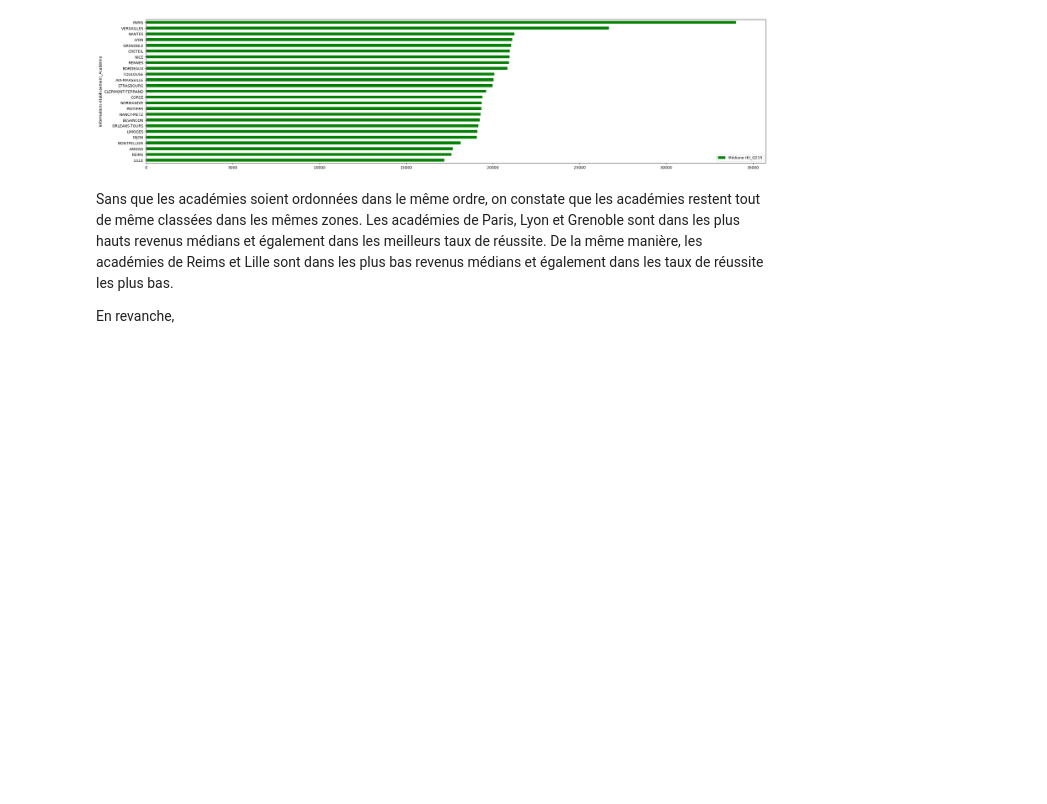
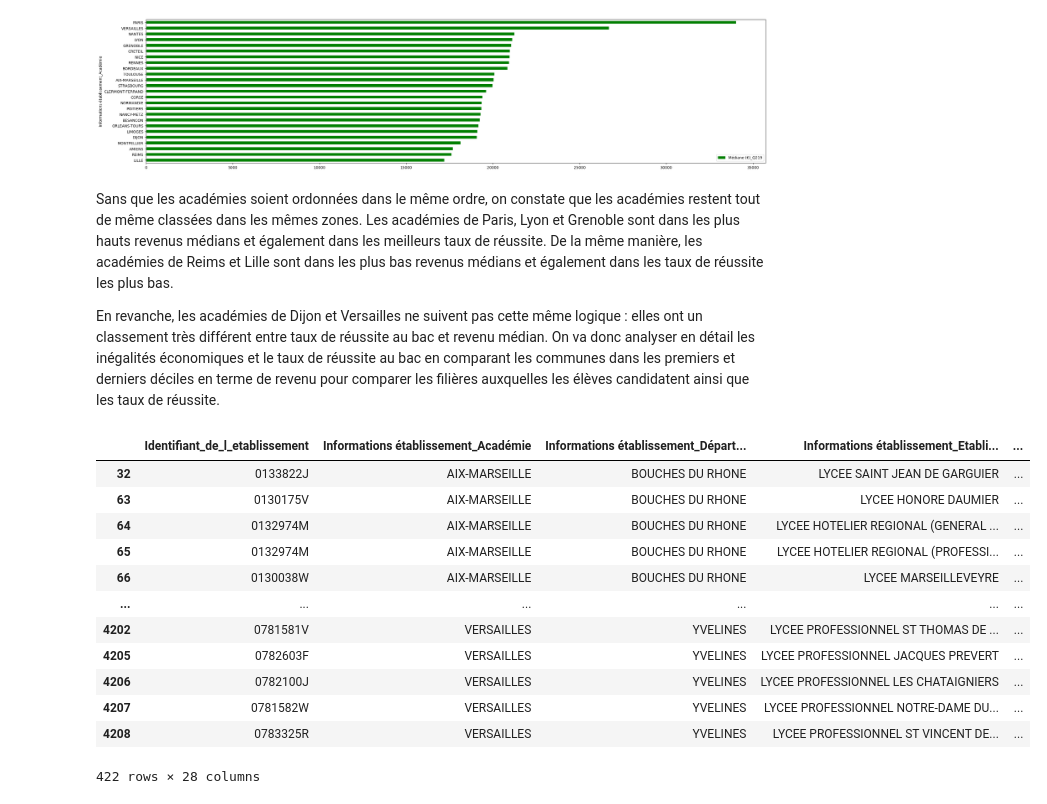
Before and after one commit to Acochepin/Python-2A---AC---JM---RS, a Jupyter notebook: Manipulation bases de données.ipynb, the cells around one changed output. Saved outputs shown, nothing was run; the diff lists cells and outputs as text; code cells hidden in the pictures; blank space fills up the shorter version.

Commit message:
Préparation graphe par décile

```diff
--- a/Manipulation bases de données.ipynb
+++ b/Manipulation bases de données.ipynb
@@ -516,6 +516,29 @@ p2
 # %% [markdown]
 Sans que les académies soient ordonnées dans le même ordre, on constate que les académies restent tout de même classées dans les mêmes zones. Les académies de Paris, Lyon et Grenoble sont dans les plus hauts revenus médians et également dans les meilleurs taux de réussite. De la même manière, les académies de Reims et Lille sont dans les plus bas revenus médians et également dans les taux de réussite les plus bas.
 
-En revanche,
+En revanche, les académies de Dijon et Versailles ne suivent pas cette même logique : elles ont un classement très différent entre taux de réussite au bac et revenu médian.
+On va donc analyser en détail les inégalités économiques et le taux de réussite au bac en comparant les communes dans les premiers et derniers déciles en terme de revenu pour comparer les filières auxquelles les élèves candidatent ainsi que les taux de réussite.
 # %%
 #Graphe par décile
+q1 = df_SDM['Médiane (€)_Q219'].quantile(0.1)
+q9 = df_SDM['Médiane (€)_Q219'].quantile(0.9)
+[q1, q9]
+
+df1 = df_SDM[df_SDM['Médiane (€)_Q219']<=q1]
+df9 = df_SDM[df_SDM['Médiane (€)_Q219']>=q9]
+
+plt.bar
+# %% [output]
+|  | Identifiant_de_l_etablissement | Informations établissement_Académie | Informations établissement_Départ... | Informations établissement_Etabli... | ... |
+| 32 | 0133822J | AIX-MARSEILLE | BOUCHES DU RHONE | LYCEE SAINT JEAN DE GARGUIER | ... |
+| 63 | 0130175V | AIX-MARSEILLE | BOUCHES DU RHONE | LYCEE HONORE DAUMIER | ... |
+| 64 | 0132974M | AIX-MARSEILLE | BOUCHES DU RHONE | LYCEE HOTELIER REGIONAL (GENERAL ... | ... |
+| 65 | 0132974M | AIX-MARSEILLE | BOUCHES DU RHONE | LYCEE HOTELIER REGIONAL (PROFESSI... | ... |
+| 66 | 0130038W | AIX-MARSEILLE | BOUCHES DU RHONE | LYCEE MARSEILLEVEYRE | ... |
+| ... | ... | ... | ... | ... | ... |
+| 4202 | 0781581V | VERSAILLES | YVELINES | LYCEE PROFESSIONNEL ST THOMAS DE ... | ... |
+| 4205 | 0782603F | VERSAILLES | YVELINES | LYCEE PROFESSIONNEL JACQUES PREVERT | ... |
+| 4206 | 0782100J | VERSAILLES | YVELINES | LYCEE PROFESSIONNEL LES CHATAIGNIERS | ... |
+| 4207 | 0781582W | VERSAILLES | YVELINES | LYCEE PROFESSIONNEL NOTRE-DAME DU... | ... |
+| 4208 | 0783325R | VERSAILLES | YVELINES | LYCEE PROFESSIONNEL ST VINCENT DE... | ... |
+422 rows × 28 columns
```
